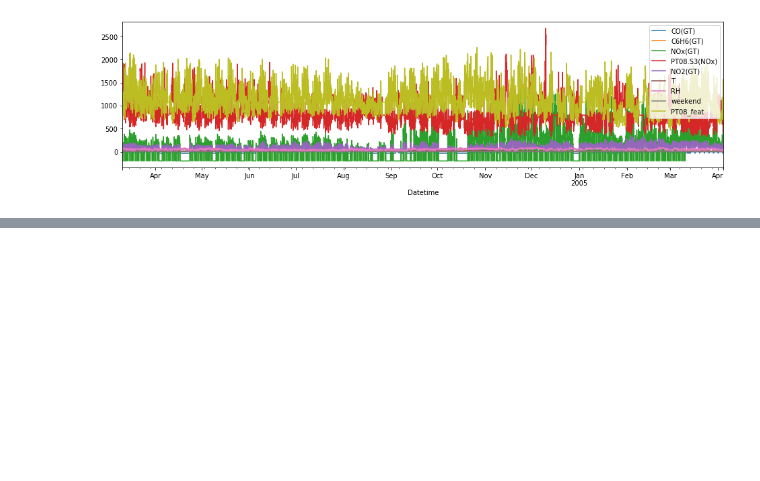
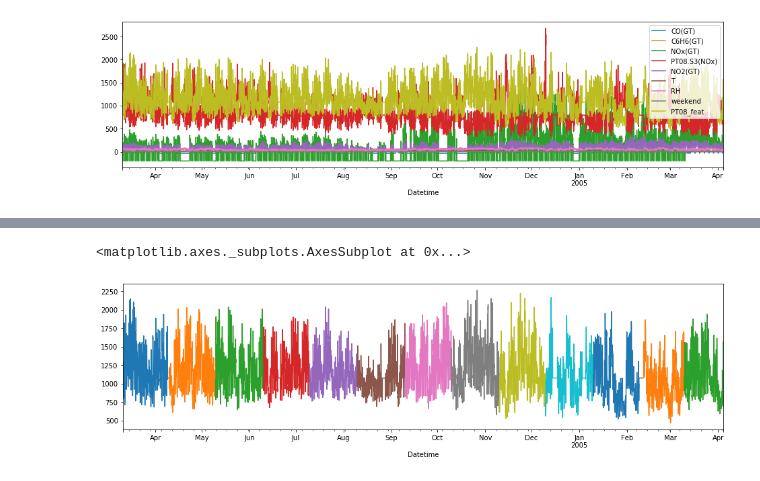
Before and after one commit to AleBonini/Data-mining-2, a Jupyter notebook: airquality.ipynb, the cells around one changed output, grey strips where cells are left out. Cells and saved outputs as stored; diff of their text form; code cells hidden in the pictures; blank space fills up the shorter version.

```diff
--- a/airquality.ipynb
+++ b/airquality.ipynb
@@ -282,0 +260,34 @@ plt.show()
+# %%
+#PT_08 distribuzione annuale, mesi colori differenti
+#approfondire min max con grafico mensile
+
+ts = df['PT08_feat'].loc["2004-03-10" : "2004-04-10"]
+ts1 = df['PT08_feat'].loc["2004-04-10" : "2004-05-10"]
+ts2 = df['PT08_feat'].loc["2004-05-10" : "2004-06-10"]
+ts3 = df['PT08_feat'].loc["2004-06-10" : "2004-07-10"]
+ts4 = df['PT08_feat'].loc["2004-07-10" : "2004-08-10"]
+ts5 = df['PT08_feat'].loc["2004-08-10" : "2004-09-10"]
+ts6 = df['PT08_feat'].loc["2004-09-10" : "2004-10-10"]
+ts7 = df['PT08_feat'].loc["2004-10-10" : "2004-11-10"]
+ts8 = df['PT08_feat'].loc["2004-11-10" : "2004-12-10"]
+ts9 = df['PT08_feat'].loc["2004-12-10" : "2005-01-10"]
+ts10 = df['PT08_feat'].loc["2005-01-10" : "2005-02-10"]
+ts11 = df['PT08_feat'].loc["2005-02-10" : "2005-03-10"]
+ts12 = df['PT08_feat'].loc["2005-03-10" : "2005-04-10"]
+
+ts.plot()
+ts1.plot()
+ts2.plot()
+ts3.plot()
+ts4.plot()
+ts5.plot()
+ts6.plot()
+ts7.plot()
+ts8.plot()
+ts9.plot()
+ts10.plot()
+ts11.plot()
+ts12.plot()
+# %% [output]
+<matplotlib.axes._subplots.AxesSubplot at 0x...>
+[figure, added]
```
Also changed, not shown: parts of 25 cells of this notebook.
